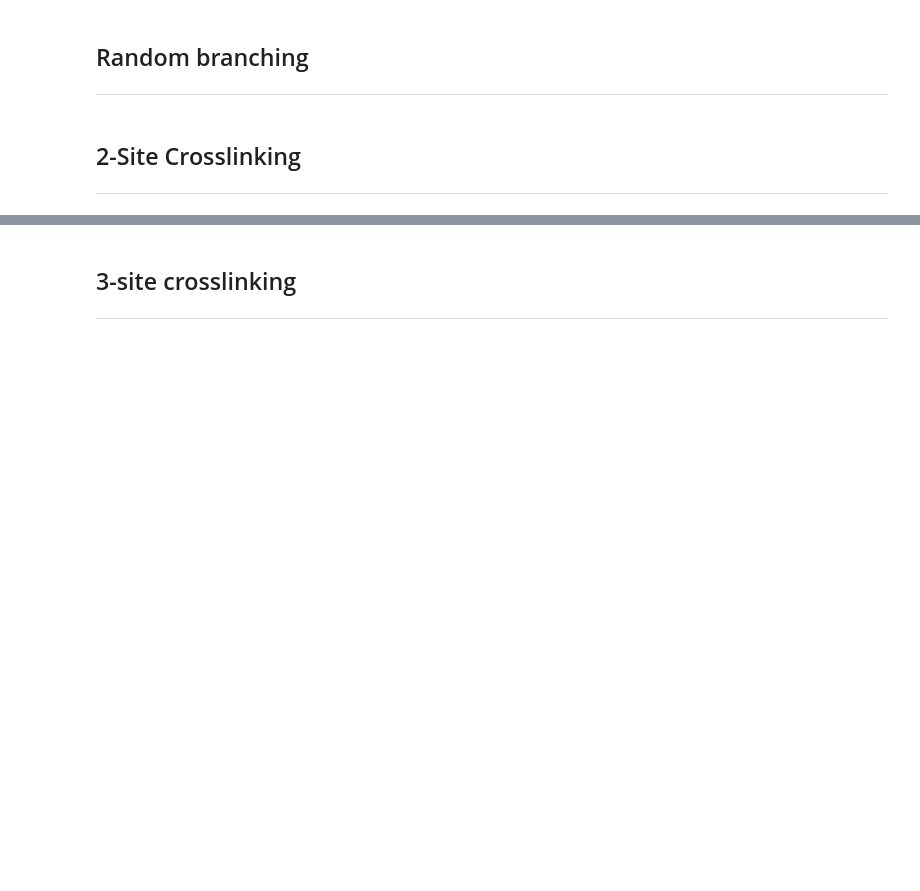
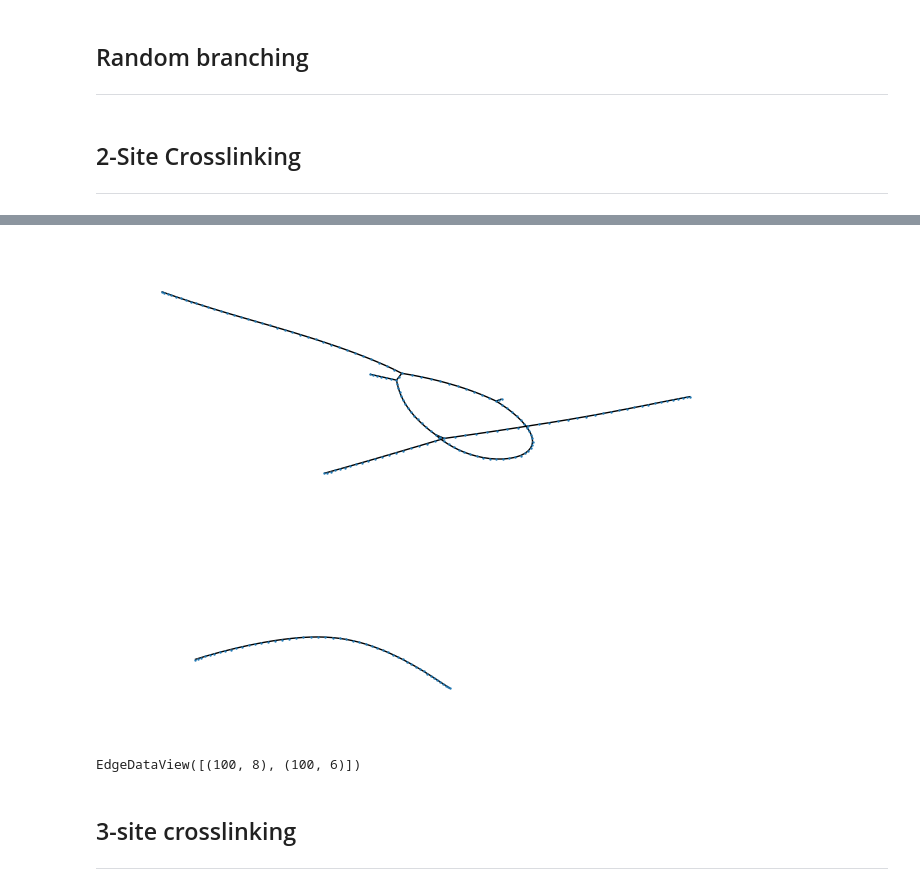
Before and after one commit to CalCraven/mbuild2-tutorials, a Jupyter notebook: Tutorial-5.ipynb, the cells around one changed output, grey strips where cells are left out. Cells and saved outputs as stored; diff of their text form; code cells hidden in the pictures; blank space fills up the shorter version.

```diff
--- a/Tutorial-5.ipynb
+++ b/Tutorial-5.ipynb
@@ -58,0 +267,33 @@ mBuild version: 1.3.1
+# %%
+from mbuild.path.build import Path, hard_sphere_random_walk, crosslink
+from mbuild.path.termination import NumSites, Termination, WallTime
+from mbuild.path.constraints import CuboidConstraint
+import numpy as np
+
+# Define system
+bond_length = 0.15 # nm
+chain_length = 50 # 50 mer
+path = Path()
+
+# Create finish criteria
+num_sites = NumSites(chain_length)
+walltime = WallTime(20)
+conditions = Termination((num_sites, walltime))
+constraint = CuboidConstraint(5,5,5)
+
+for i in range(4):
+    hard_sphere_random_walk(
+        path,
+        radius=bond_length*0.95,
+        bond_length=bond_length,
+        termination=conditions,
+        initial_point=None, # TODO: add in crosslink atoms too
+        volume_constraint=constraint,
+        rw_angles=(np.pi/2, np.pi)
+    )
+
+crosslink(path, radius=bond_length)
+
+
+# Visualize
+path.visualize()
@@ -59,3 +309,17 @@ mBuild version: 1.3.1
+# %%
+# path.bond_graph.nodes[4], path.bond_graph.nodes[50]
+import networkx as nx
+import matplotlib.pyplot as plt
+
+pos = nx.spring_layout(path.bond_graph, k=0.1, iterations=5000)
+nx.draw(path.bond_graph, pos, node_size=0.5)
+plt.show()
+# %% [output]
+[figure, added]
+# %%
+path.bond_graph.edges(100)
+# %% [output]
+EdgeDataView([(100, 8), (100, 6)])
 # %% [markdown]
 ## 3-site crosslinking
 -----
```
Also changed, not shown: parts of 12 cells of this notebook, 3 other files.
